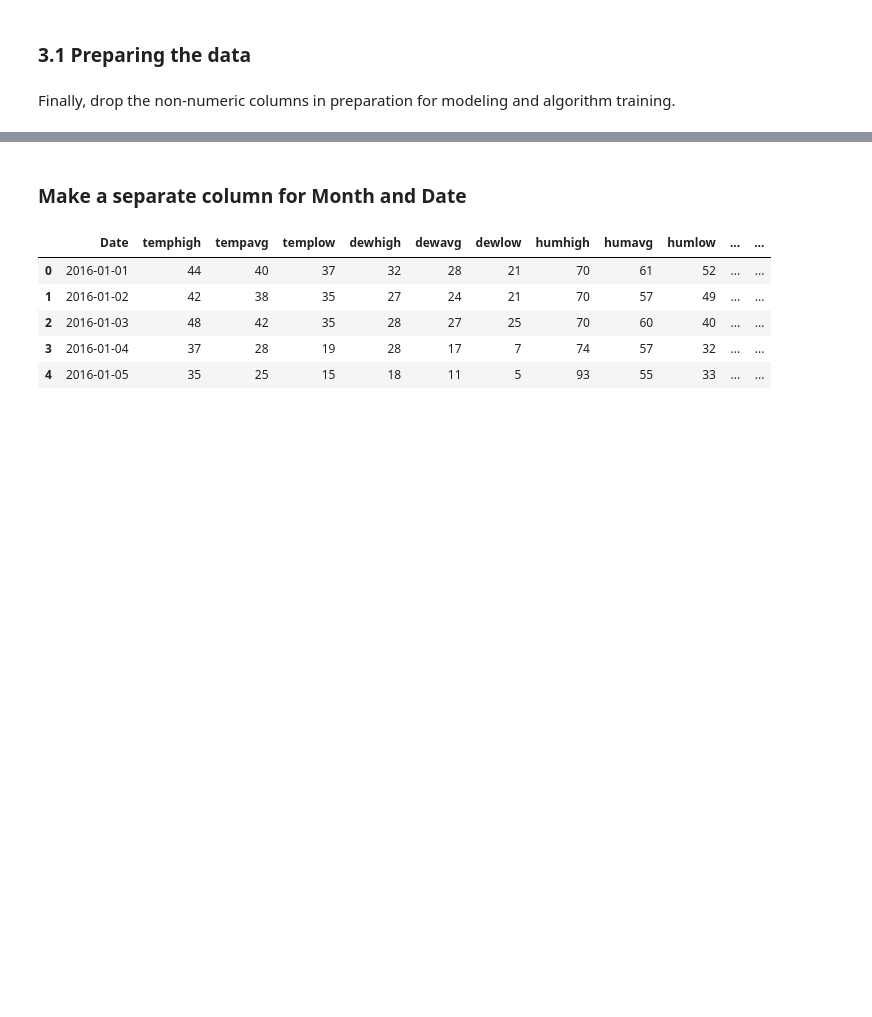
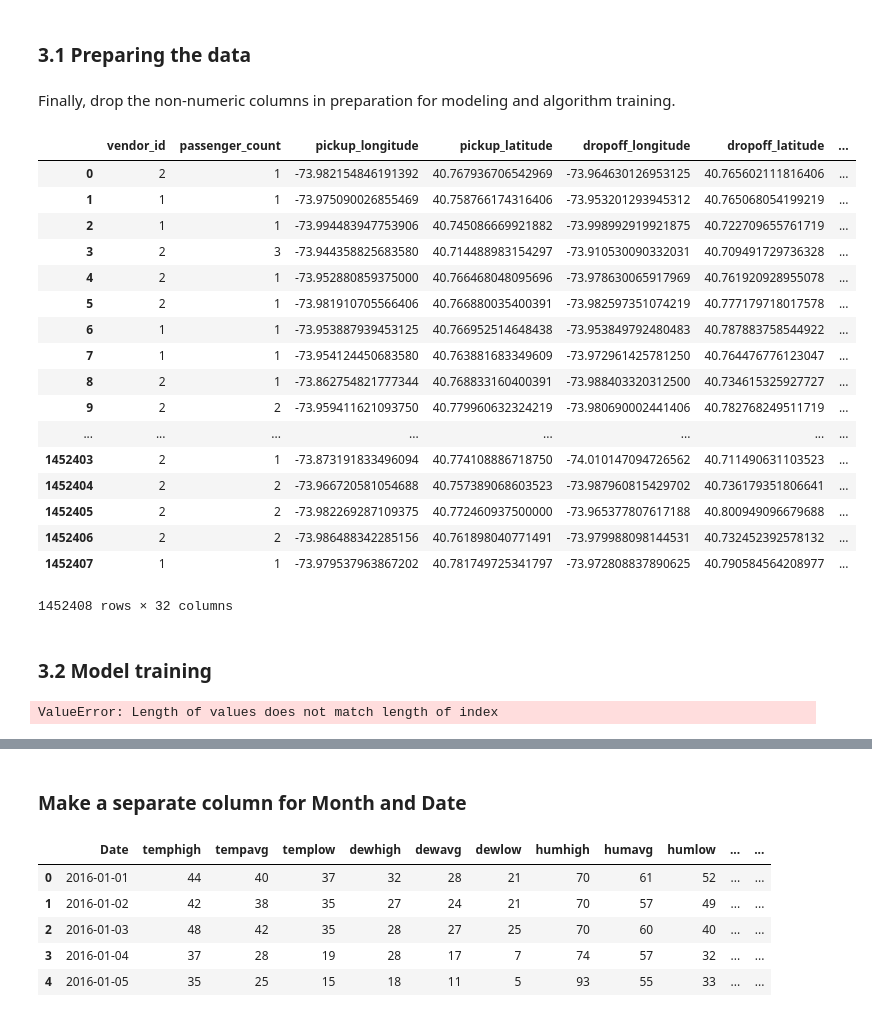
Before and after one commit to jadoonengr/Kaggle-Taxi-NYC, a Jupyter notebook: NYX_Taxi.ipynb, the cells around one changed output, grey strips where cells are left out. Saved outputs shown, nothing was run; the diff lists cells and outputs as text; code cells hidden in the pictures; blank space fills up the shorter version.

```diff
--- a/NYX_Taxi.ipynb
+++ b/NYX_Taxi.ipynb
@@ -468,3 +468,28 @@ There is a positive correlation with some anomalies at the extreme values.
 ### 3.1 Preparing the data
 # %% [markdown]
 Finally, drop the non-numeric columns in preparation for modeling and algorithm training.
+# %%
+combined = combined.reset_index()
+# %%
+target1 = combined['trip_duration']
+combined1 = combined.drop(['id','index','Date','Events','trip_duration','pickup_datetime','dropoff_datetime','pickup_date'], axis=1)
+combined1
+# %% [output]
+|  | vendor_id | passenger_count | pickup_longitude | pickup_latitude | dropoff_longitude | dropoff_latitude | ... |
+| 0 | 2 | 1 | -73.982154846191392 | 40.767936706542969 | -73.964630126953125 | 40.765602111816406 | ... |
+| 1 | 1 | 1 | -73.975090026855469 | 40.758766174316406 | -73.953201293945312 | 40.765068054199219 | ... |
+| 2 | 1 | 1 | -73.994483947753906 | 40.745086669921882 | -73.998992919921875 | 40.722709655761719 | ... |
+| 3 | 2 | 3 | -73.944358825683580 | 40.714488983154297 | -73.910530090332031 | 40.709491729736328 | ... |
+| 4 | 2 | 1 | -73.952880859375000 | 40.766468048095696 | -73.978630065917969 | 40.761920928955078 | ... |
+| 5 | 2 | 1 | -73.981910705566406 | 40.766880035400391 | -73.982597351074219 | 40.777179718017578 | ... |
+| 6 | 1 | 1 | -73.953887939453125 | 40.766952514648438 | -73.953849792480483 | 40.787883758544922 | ... |
+| 7 | 1 | 1 | -73.954124450683580 | 40.763881683349609 | -73.972961425781250 | 40.764476776123047 | ... |
+| 8 | 2 | 1 | -73.862754821777344 | 40.768833160400391 | -73.988403320312500 | 40.734615325927727 | ... |
+| 9 | 2 | 2 | -73.959411621093750 | 40.779960632324219 | -73.980690002441406 | 40.782768249511719 | ... |
+| ... | ... | ... | ... | ... | ... | ... | ... |
+| 1452403 | 2 | 1 | -73.873191833496094 | 40.774108886718750 | -74.010147094726562 | 40.711490631103523 | ... |
+| 1452404 | 2 | 2 | -73.966720581054688 | 40.757389068603523 | -73.987960815429702 | 40.736179351806641 | ... |
+| 1452405 | 2 | 2 | -73.982269287109375 | 40.772460937500000 | -73.965377807617188 | 40.800949096679688 | ... |
+| 1452406 | 2 | 2 | -73.986488342285156 | 40.761898040771491 | -73.979988098144531 | 40.732452392578132 | ... |
+| 1452407 | 1 | 1 | -73.979537963867202 | 40.781749725341797 | -73.972808837890625 | 40.790584564208977 | ... |
+1452408 rows × 32 columns
@@ -470,0 +498,2 @@ Finally, drop the non-numeric columns in preparation for modeling and algorithm
+# %% [markdown]
+### 3.2 Model training
@@ -470,0 +506,4 @@ Finally, drop the non-numeric columns in preparation for modeling and algorithm
+# %%
+features['importance'] = clf.feature_importances_
+# %% [output]
+ValueError: Length of values does not match length of index
```
Also changed, not shown: parts of 15 cells of this notebook, 1 other file.
